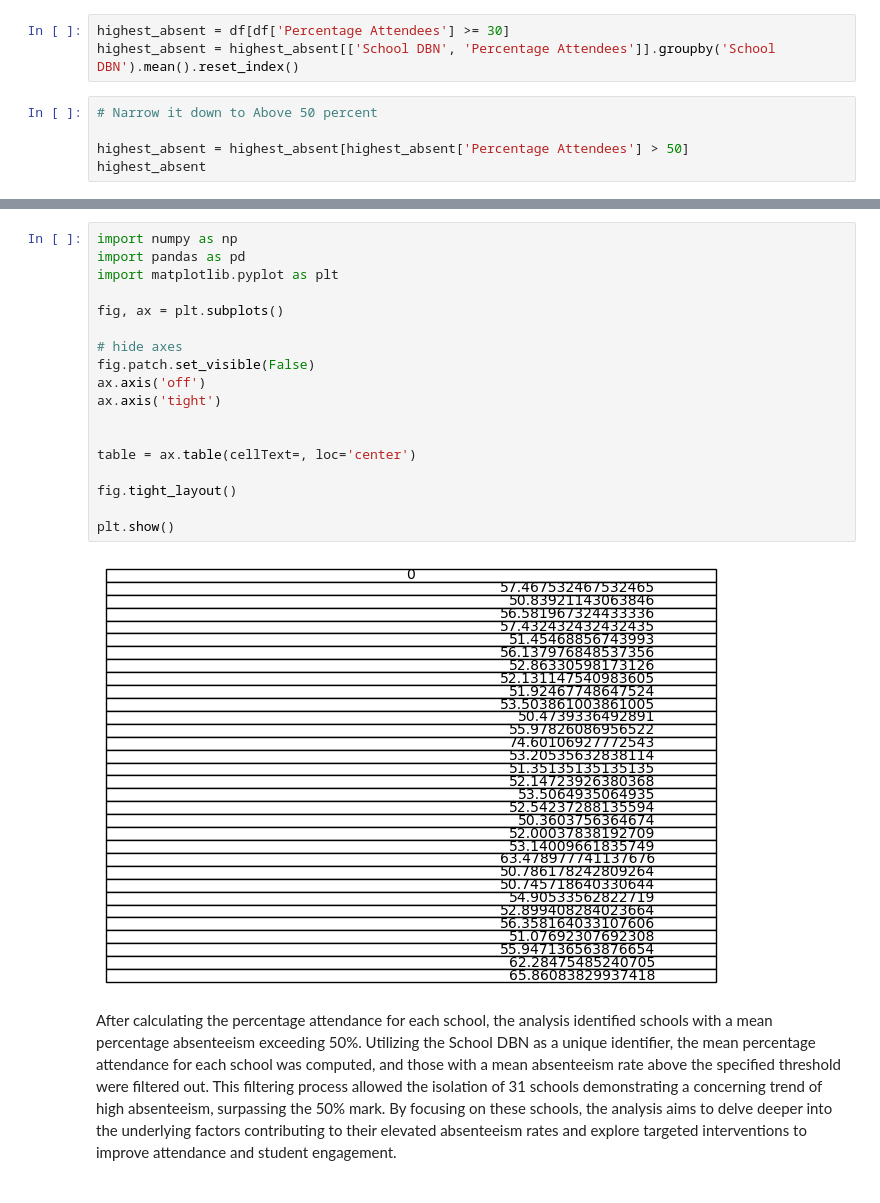
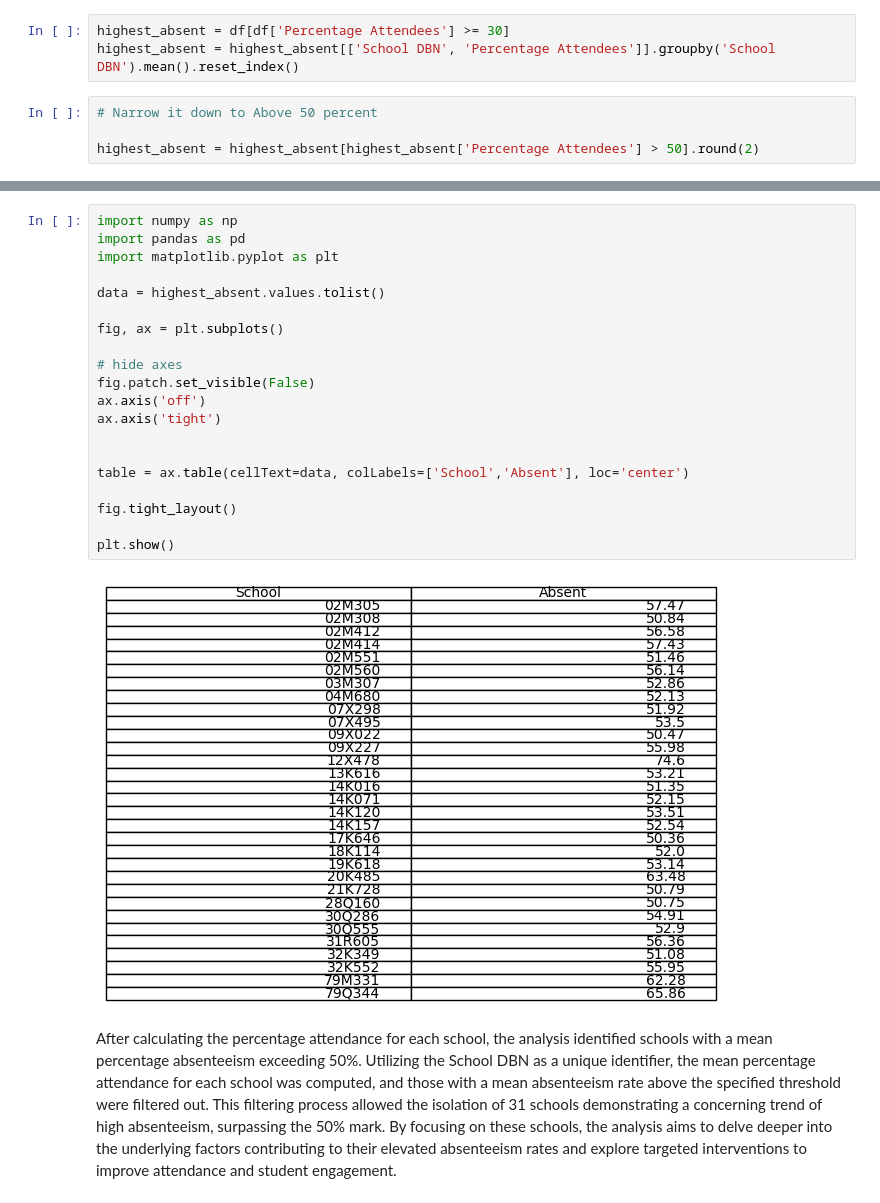
Before and after one commit to CourtneyGallant/StudentAttendanceAnalysis, a Jupyter notebook: StudentAttendanceAnalysis/StudentAttendanceAnalysis.ipynb, the cells around one changed output, grey strips where cells are left out. Saved outputs shown, nothing was run; the diff lists cells and outputs as text.

```diff
--- a/StudentAttendanceAnalysis/StudentAttendanceAnalysis.ipynb
+++ b/StudentAttendanceAnalysis/StudentAttendanceAnalysis.ipynb
@@ -388,5 +388,4 @@ highest_absent = highest_absent[['School DBN', 'Percentage Attendees']].groupby(
 # %%
 # Narrow it down to Above 50 percent
 
-highest_absent = highest_absent[highest_absent['Percentage Attendees'] > 50]
-highest_absent
+highest_absent = highest_absent[highest_absent['Percentage Attendees'] > 50].round(2)
@@ -411,22 +392,24 @@ highest_absent
 # %%
 import numpy as np
 import pandas as pd
 import matplotlib.pyplot as plt
+
+data = highest_absent.values.tolist()
 
 fig, ax = plt.subplots()
 
 # hide axes
 fig.patch.set_visible(False)
 ax.axis('off')
 ax.axis('tight')
 
 
-table = ax.table(cellText=, loc='center')
+table = ax.table(cellText=data, colLabels=['School','Absent'], loc='center')
 
 fig.tight_layout()
 
 plt.show()
 # %% [output]
-[figure, old version]
+[figure, new version]
 # %% [markdown]
 After calculating the percentage attendance for each school, the analysis identified schools with a mean percentage absenteeism exceeding 50%. Utilizing the School DBN as a unique identifier, the mean percentage attendance for each school was computed, and those with a mean absenteeism rate above the specified threshold were filtered out. This filtering process allowed the isolation of 31 schools demonstrating a concerning trend of high absenteeism, surpassing the 50% mark. By focusing on these schools, the analysis aims to delve deeper into the underlying factors contributing to their elevated absenteeism rates and explore targeted interventions to improve attendance and student engagement.
```
Also changed, not shown: parts of 5 cells of this notebook.
